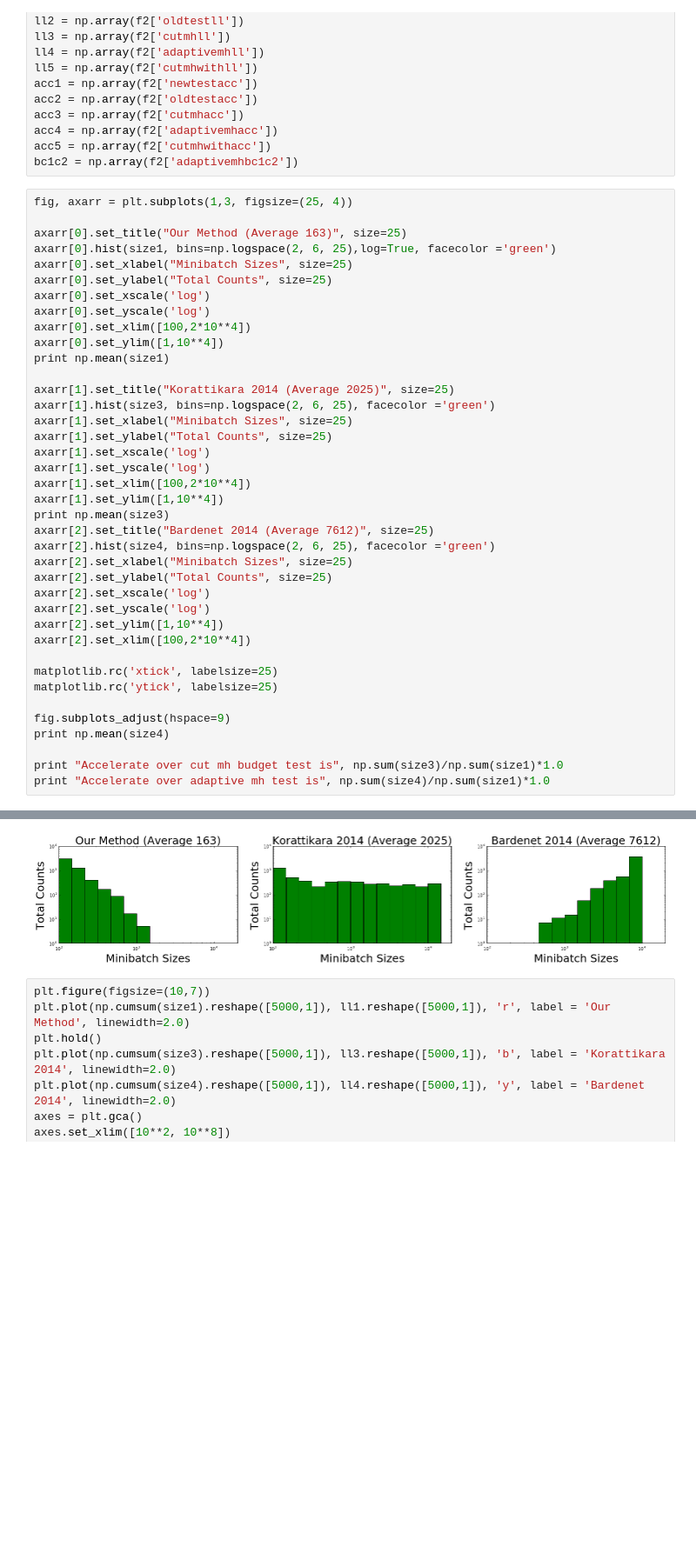
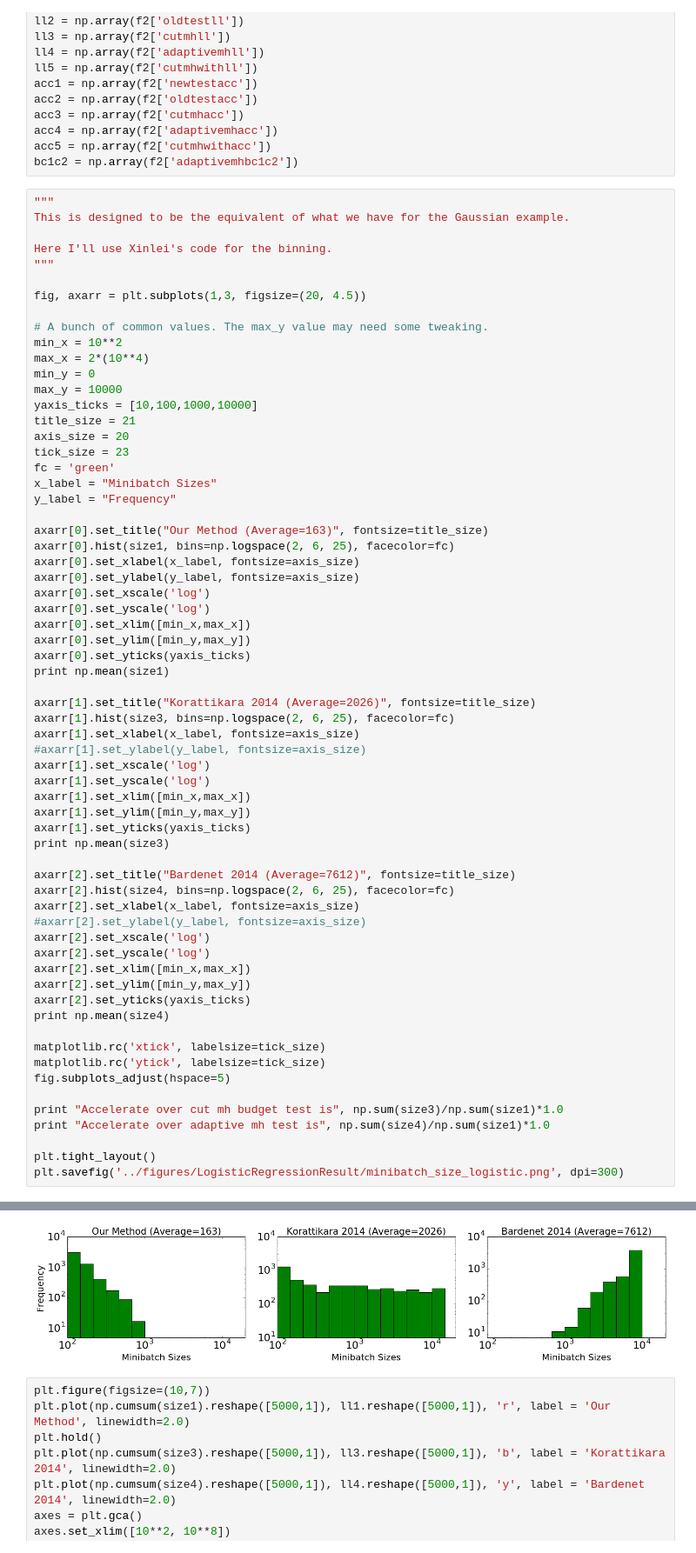
Before and after one commit to DanielTakeshi/New_MH_Test, a Jupyter notebook: code/plot_result_logisticRegression.ipynb, the cells around one changed output, grey strips where cells are left out. Shown at 87% size. Drawn from its saved outputs; the diff is of its cells as text; blank space fills up the shorter version.

Commit message:
Revised Figure 5, updated captions. Also gitignore to make our lives easier

```diff
--- a/code/plot_result_logisticRegression.ipynb
+++ b/code/plot_result_logisticRegression.ipynb
@@ -46,51 +46,76 @@ acc4 = np.array(f2['adaptivemhacc'])
 acc5 = np.array(f2['cutmhwithacc'])
 bc1c2 = np.array(f2['adaptivemhbc1c2'])
 # %%
-fig, axarr = plt.subplots(1,3, figsize=(25, 4))
+"""
+This is designed to be the equivalent of what we have for the Gaussian example.
 
-axarr[0].set_title("Our Method (Average 163)", size=25)
-axarr[0].hist(size1, bins=np.logspace(2, 6, 25),log=True, facecolor ='green')
-axarr[0].set_xlabel("Minibatch Sizes", size=25)
-axarr[0].set_ylabel("Total Counts", size=25)
+Here I'll use Xinlei's code for the binning.
+"""
+
+fig, axarr = plt.subplots(1,3, figsize=(20, 4.5))
+
+# A bunch of common values. The max_y value may need some tweaking.
+min_x = 10**2
+max_x = 2*(10**4)
+min_y = 0
+max_y = 10000
+yaxis_ticks = [10,100,1000,10000]
+title_size = 21
+axis_size = 20
+tick_size = 23
+fc = 'green'
+x_label = "Minibatch Sizes"
+y_label = "Frequency"
+
+axarr[0].set_title("Our Method (Average=163)", fontsize=title_size)
+axarr[0].hist(size1, bins=np.logspace(2, 6, 25), facecolor=fc)
+axarr[0].set_xlabel(x_label, fontsize=axis_size)
+axarr[0].set_ylabel(y_label, fontsize=axis_size)
 axarr[0].set_xscale('log')
 axarr[0].set_yscale('log')
-axarr[0].set_xlim([100,2*10**4])
-axarr[0].set_ylim([1,10**4])
+axarr[0].set_xlim([min_x,max_x])
+axarr[0].set_ylim([min_y,max_y])
+axarr[0].set_yticks(yaxis_ticks)
 print np.mean(size1)
 
-axarr[1].set_title("Korattikara 2014 (Average 2025)", size=25)
-axarr[1].hist(size3, bins=np.logspace(2, 6, 25), facecolor ='green')
-axarr[1].set_xlabel("Minibatch Sizes", size=25)
-axarr[1].set_ylabel("Total Counts", size=25)
+axarr[1].set_title("Korattikara 2014 (Average=2026)", fontsize=title_size)
+axarr[1].hist(size3, bins=np.logspace(2, 6, 25), facecolor=fc)
+axarr[1].set_xlabel(x_label, fontsize=axis_size)
+#axarr[1].set_ylabel(y_label, fontsize=axis_size)
 axarr[1].set_xscale('log')
 axarr[1].set_yscale('log')
-axarr[1].set_xlim([100,2*10**4])
-axarr[1].set_ylim([1,10**4])
+axarr[1].set_xlim([min_x,max_x])
+axarr[1].set_ylim([min_y,max_y])
+axarr[1].set_yticks(yaxis_ticks)
 print np.mean(size3)
-axarr[2].set_title("Bardenet 2014 (Average 7612)", size=25)
-axarr[2].hist(size4, bins=np.logspace(2, 6, 25), facecolor ='green')
-axarr[2].set_xlabel("Minibatch Sizes", size=25)
-axarr[2].set_ylabel("Total Counts", size=25)
+
+axarr[2].set_title("Bardenet 2014 (Average=7612)", fontsize=title_size)
+axarr[2].hist(size4, bins=np.logspace(2, 6, 25), facecolor=fc)
+axarr[2].set_xlabel(x_label, fontsize=axis_size)
+#axarr[2].set_ylabel(y_label, fontsize=axis_size)
 axarr[2].set_xscale('log')
 axarr[2].set_yscale('log')
-axarr[2].set_ylim([1,10**4])
-axarr[2].set_xlim([100,2*10**4])
+axarr[2].set_xlim([min_x,max_x])
+axarr[2].set_ylim([min_y,max_y])
+axarr[2].set_yticks(yaxis_ticks)
+print np.mean(size4)
 
-matplotlib.rc('xtick', labelsize=25)
-matplotlib.rc('ytick', labelsize=25)
-
-fig.subplots_adjust(hspace=9)
-print np.mean(size4)
+matplotlib.rc('xtick', labelsize=tick_size)
+matplotlib.rc('ytick', labelsize=tick_size)
+fig.subplots_adjust(hspace=5)
 
 print "Accelerate over cut mh budget test is", np.sum(size3)/np.sum(size1)*1.0
 print "Accelerate over adaptive mh test is", np.sum(size4)/np.sum(size1)*1.0
+
+plt.tight_layout()
+plt.savefig('../figures/LogisticRegressionResult/minibatch_size_logistic.png', dpi=300)
 # %% [output]
 162.52
 2025.7866
 7611.927
 Accelerate over cut mh budget test is 12.4648449422
 Accelerate over adaptive mh test is 46.8368631553
-[figure, old version]
+[figure, new version]
 # %%
 plt.figure(figsize=(10,7))
 plt.plot(np.cumsum(size1).reshape([5000,1]), ll1.reshape([5000,1]), 'r', label = 'Our Method', linewidth=2.0)
```
Also changed, not shown: 5 other files.
